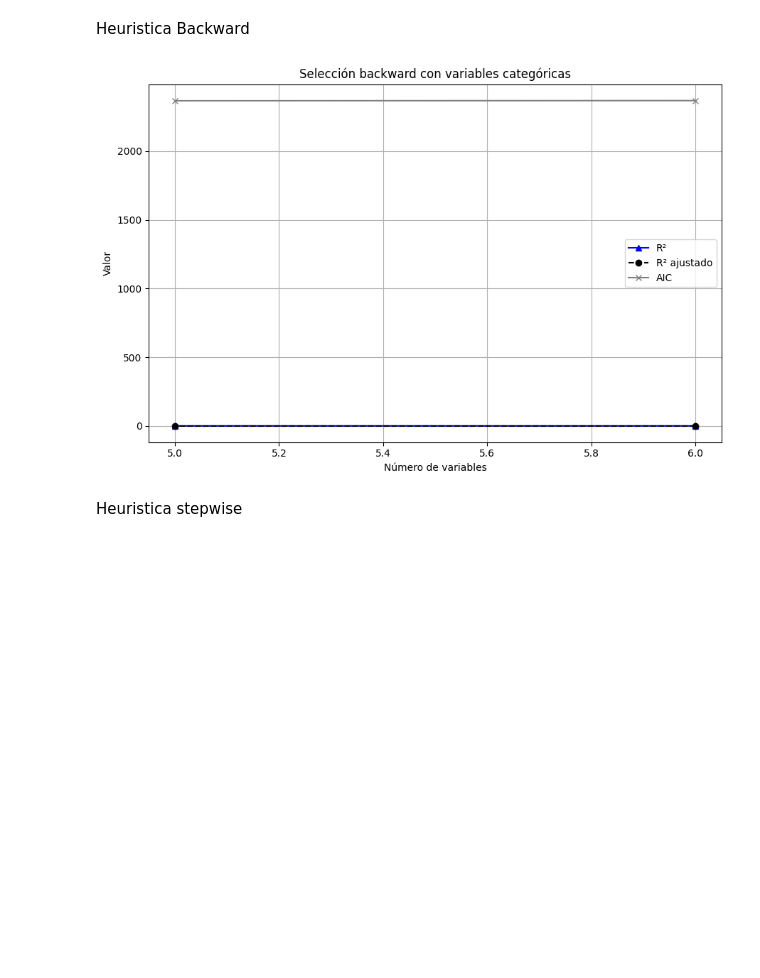
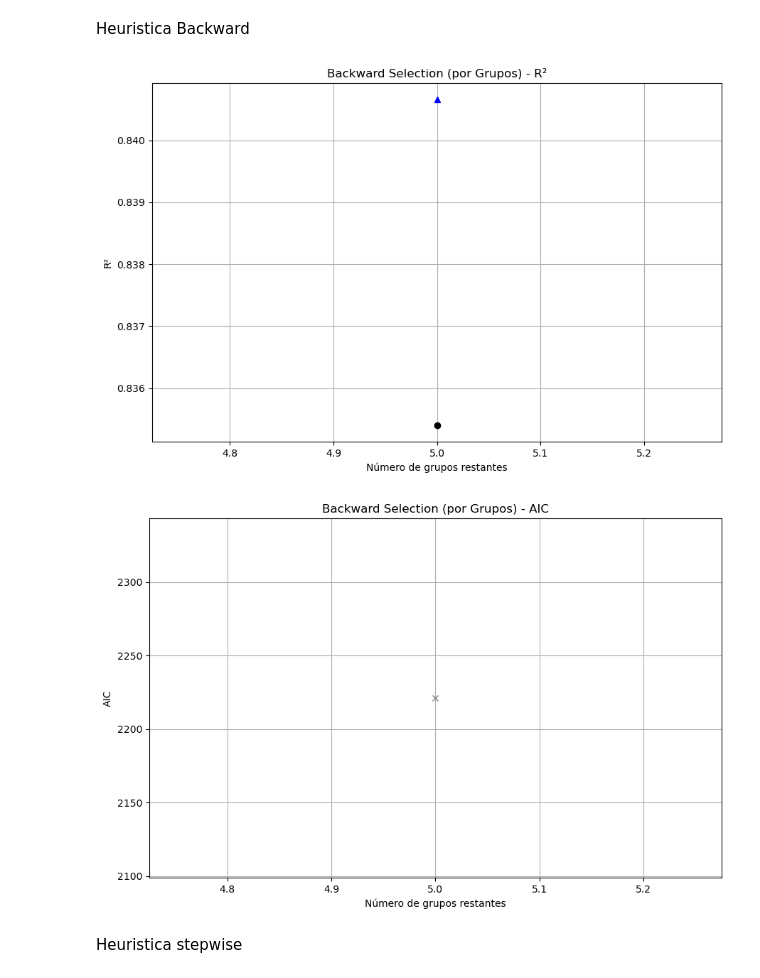
Before and after one commit to salvarezg0911/Modelos-de-prediccion-Tesis, a Jupyter notebook: Resultados/Modelos SOLO con irrigacion.ipynb, the cells around one changed output. Drawn from its saved outputs; the diff is of its cells as text; code cells hidden in the pictures; blank space fills up the shorter version.

Commit message:
Subir todos los archivitos

```diff
--- a/Resultados/Modelos SOLO con irrigacion.ipynb
+++ b/Resultados/Modelos SOLO con irrigacion.ipynb
@@ -459 +459,17 @@ y = df['Toneladas por hectaria']
+# %%
+features = ['Max Temp', 'Min Temp', 'Vapor', 'Precipitacion', "Departamento", "Irrigacion"]
+# Separar numéricas (que incluyen 'Irrigacion' que ya está binaria) y categóricas
+categorical_vars = ['Departamento','Irrigacion']
+numeric_vars = ['Max Temp', 'Min Temp', 'Vapor', 'Precipitacion', 'Irrigacion']
+# Forzar Departamento a categoría
+df['Departamento'] = df['Departamento'].astype('category')
+# Extraer
+X_num = df[numeric_vars]
+X_cat = pd.get_dummies(df[categorical_vars], drop_first=True).astype(int)
+
+# Juntar
+X = pd.concat([X_num, X_cat], axis=1)
+y = df['Toneladas por hectaria']
+
+y = df['Toneladas por hectaria']
 # %%
@@ -512,47 +547,65 @@ plt.show()
 # %% [markdown]
 Heuristica Backward
 # %%
-
-selected = list(X.columns)  # empezamos con todas
+selected = list(groups.keys())  # empezamos con todos los grupos
 r2_list = []
 adj_r2_list = []
 aic_list = []
 num_vars = []
 
-# Backward stepwise
+# Backward stepwise (por AIC)
+formula = sum([groups[var] for var in selected], [])
+X_model = sm.add_constant(X[formula])
+current_model = sm.OLS(y, X_model).fit()
+current_aic = current_model.aic
+
 while len(selected) > 0:
-    X_model = sm.add_constant(X[selected])
-    model = sm.OLS(y, X_model).fit()
+    best_aic = current_aic
+    worst_candidate = None
+    best_model = None
 
-    # Guardar métricas
-    r2_list.append(model.rsquared)
-    adj_r2_list.append(model.rsquared_adj)
-    aic_list.append(model.aic)
-    num_vars.append(len(selected))
+    for candidate in selected:
+        formula = sum([groups[var] for var in selected if var != candidate], [])
+        X_model = sm.add_constant(X[formula])
+        model = sm.OLS(y, X_model).fit()
+        if model.aic < best_aic:
+            best_aic = model.aic
+            worst_candidate = candidate
+            best_model = model
 
-    # Revisar p-valores
-    pvalues = model.pvalues.drop("const", errors='ignore')
-    worst_pval = pvalues.max()
-    if worst_pval > 0.05:
-        worst_feature = pvalues.idxmax()
-        selected.remove(worst_feature)
+    if worst_candidate is not None:
+        selected.remove(worst_candidate)
+        current_aic = best_aic
+
+        r2_list.append(best_model.rsquared)
+        adj_r2_list.append(best_model.rsquared_adj)
+        aic_list.append(best_model.aic)
+        num_vars.append(len(selected))
     else:
         break
 
 # Gráfica
 plt.figure(figsize=(9, 6))
-plt.plot(num_vars, r2_list, marker='^', label="R²", color='blue')
+plt.plot(num_vars, r2_list, marker='^', linestyle='-', label="R²", color='blue')
 plt.plot(num_vars, adj_r2_list, marker='o', linestyle='--', label="R² ajustado", color='black')
-plt.plot(num_vars, aic_list, marker='x', label="AIC", color='gray')
-plt.xlabel("Número de variables")
-plt.ylabel("Valor")
-plt.title("Selección backward con variables categóricas")
-plt.legend()
+plt.xlabel("Número de grupos restantes")
+plt.ylabel("R²")
+plt.title("Backward Selection (por Grupos) - R²")
 plt.grid(True)
 plt.tight_layout()
 plt.show()
+
+plt.figure(figsize=(9, 6))
+plt.plot(num_vars, aic_list, marker='x', linestyle='-', label="AIC", color='gray')
+plt.xlabel("Número de grupos restantes")
+plt.ylabel("AIC")
+plt.title("Backward Selection (por Grupos) - AIC")
+plt.grid(True)
+plt.tight_layout()
+plt.show()
 # %% [output]
-[figure, old version]
+[figure, new version]
+[figure, added]
 # %% [markdown]
 Heuristica stepwise
 # %%
```
Also changed, not shown: parts of 21 cells of this notebook, 2 other files.
